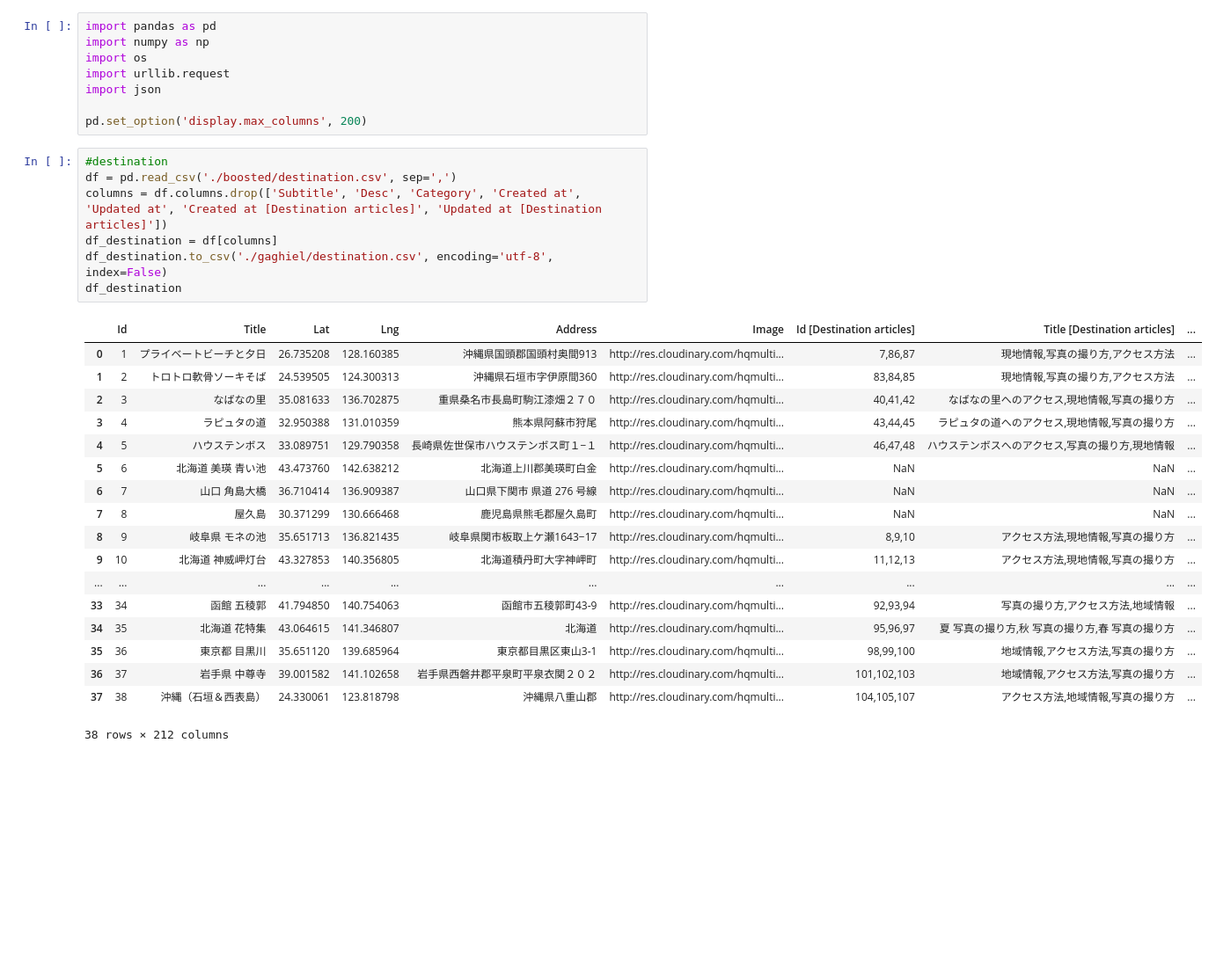
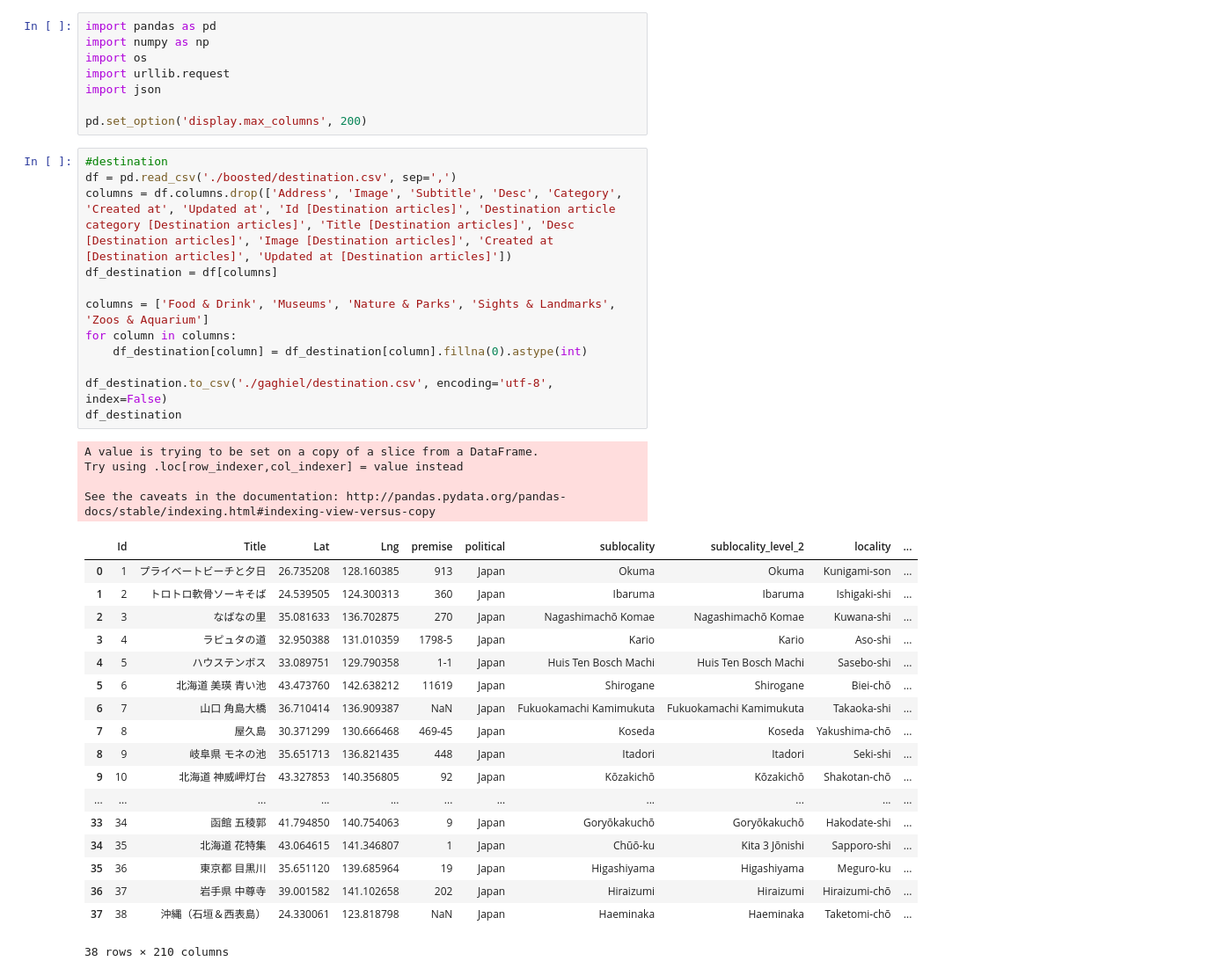
Before and after one commit to InolabSF/docoico-preprocess, a Jupyter notebook: 4_data_cleansing_for_gaghiel.ipynb, the cells around one changed output. Shown at 88% size. Cells and saved outputs as stored; diff of their text form; blank space fills up the shorter version.

Commit message:
update data_cleansing_for_gaghiel.ipynb

```diff
--- a/3_data_cleansing_for_gaghiel.ipynb
+++ b/4_data_cleansing_for_gaghiel.ipynb
@@ -9,26 +9,35 @@ pd.set_option('display.max_columns', 200)
 # %%
 #destination
 df = pd.read_csv('./boosted/destination.csv', sep=',')
-columns = df.columns.drop(['Subtitle', 'Desc', 'Category', 'Created at', 'Updated at', 'Created at [Destination articles]', 'Updated at [Destination articles]'])
+columns = df.columns.drop(['Address', 'Image', 'Subtitle', 'Desc', 'Category', 'Created at', 'Updated at', 'Id [Destination articles]', 'Destination article category [Destination articles]', 'Title [Destination articles]', 'Desc [Destination articles]', 'Image [Destination articles]', 'Created at [Destination articles]', 'Updated at [Destination articles]'])
 df_destination = df[columns]
+
+columns = ['Food & Drink', 'Museums', 'Nature & Parks', 'Sights & Landmarks', 'Zoos & Aquarium']
+for column in columns:
+    df_destination[column] = df_destination[column].fillna(0).astype(int)
+
 df_destination.to_csv('./gaghiel/destination.csv', encoding='utf-8', index=False)
 df_destination
 # %% [output]
+A value is trying to be set on a copy of a slice from a DataFrame.
+Try using .loc[row_indexer,col_indexer] = value instead
+
+See the caveats in the documentation: http://pandas.pydata.org/pandas-docs/stable/indexing.html#indexing-view-versus-copy
-|  | Id | Title | Lat | Lng | Address | Image | Id [Destination articles] | Title [Destination articles] | ... |
-| 0 | 1 | プライベートビーチと夕日 | 26.735208 | 128.160385 | 沖縄県国頭郡国頭村奥間913 | http://res.cloudinary.com/hqmulti... | 7,86,87 | 現地情報,写真の撮り方,アクセス方法 | ... |
-| 1 | 2 | トロトロ軟骨ソーキそば | 24.539505 | 124.300313 | 沖縄県石垣市字伊原間360 | http://res.cloudinary.com/hqmulti... | 83,84,85 | 現地情報,写真の撮り方,アクセス方法 | ... |
-| 2 | 3 | なばなの里 | 35.081633 | 136.702875 | 重県桑名市長島町駒江漆畑２７０ | http://res.cloudinary.com/hqmulti... | 40,41,42 | なばなの里へのアクセス,現地情報,写真の撮り方 | ... |
-| 3 | 4 | ラピュタの道 | 32.950388 | 131.010359 | 熊本県阿蘇市狩尾 | http://res.cloudinary.com/hqmulti... | 43,44,45 | ラピュタの道へのアクセス,現地情報,写真の撮り方 | ... |
-| 4 | 5 | ハウステンボス | 33.089751 | 129.790358 | 長崎県佐世保市ハウステンボス町１−１ | http://res.cloudinary.com/hqmulti... | 46,47,48 | ハウステンボスへのアクセス,写真の撮り方,現地情報 | ... |
-| 5 | 6 | 北海道 美瑛 青い池 | 43.473760 | 142.638212 | 北海道上川郡美瑛町白金 | http://res.cloudinary.com/hqmulti... | NaN | NaN | ... |
-| 6 | 7 | 山口 角島大橋 | 36.710414 | 136.909387 | 山口県下関市 県道 276 号線 | http://res.cloudinary.com/hqmulti... | NaN | NaN | ... |
-| 7 | 8 | 屋久島 | 30.371299 | 130.666468 | 鹿児島県熊毛郡屋久島町 | http://res.cloudinary.com/hqmulti... | NaN | NaN | ... |
-| 8 | 9 | 岐阜県 モネの池 | 35.651713 | 136.821435 | 岐阜県関市板取上ケ瀬1643−17 | http://res.cloudinary.com/hqmulti... | 8,9,10 | アクセス方法,現地情報,写真の撮り方 | ... |
-| 9 | 10 | 北海道 神威岬灯台 | 43.327853 | 140.356805 | 北海道積丹町大字神岬町 | http://res.cloudinary.com/hqmulti... | 11,12,13 | アクセス方法,現地情報,写真の撮り方 | ... |
-| ... | ... | ... | ... | ... | ... | ... | ... | ... | ... |
-| 33 | 34 | 函館 五稜郭 | 41.794850 | 140.754063 | 函館市五稜郭町43-9 | http://res.cloudinary.com/hqmulti... | 92,93,94 | 写真の撮り方,アクセス方法,地域情報 | ... |
-| 34 | 35 | 北海道 花特集 | 43.064615 | 141.346807 | 北海道 | http://res.cloudinary.com/hqmulti... | 95,96,97 | 夏 写真の撮り方,秋 写真の撮り方,春 写真の撮り方 | ... |
-| 35 | 36 | 東京都 目黒川 | 35.651120 | 139.685964 | 東京都目黒区東山3-1 | http://res.cloudinary.com/hqmulti... | 98,99,100 | 地域情報,アクセス方法,写真の撮り方 | ... |
-| 36 | 37 | 岩手県 中尊寺 | 39.001582 | 141.102658 | 岩手県西磐井郡平泉町平泉衣関２０２ | http://res.cloudinary.com/hqmulti... | 101,102,103 | 地域情報,アクセス方法,写真の撮り方 | ... |
-| 37 | 38 | 沖縄（石垣＆西表島） | 24.330061 | 123.818798 | 沖縄県八重山郡 | http://res.cloudinary.com/hqmulti... | 104,105,107 | アクセス方法,地域情報,写真の撮り方 | ... |
+|  | Id | Title | Lat | Lng | premise | political | sublocality | sublocality_level_2 | locality | ... |
+| 0 | 1 | プライベートビーチと夕日 | 26.735208 | 128.160385 | 913 | Japan | Okuma | Okuma | Kunigami-son | ... |
+| 1 | 2 | トロトロ軟骨ソーキそば | 24.539505 | 124.300313 | 360 | Japan | Ibaruma | Ibaruma | Ishigaki-shi | ... |
+| 2 | 3 | なばなの里 | 35.081633 | 136.702875 | 270 | Japan | Nagashimachō Komae | Nagashimachō Komae | Kuwana-shi | ... |
+| 3 | 4 | ラピュタの道 | 32.950388 | 131.010359 | 1798-5 | Japan | Kario | Kario | Aso-shi | ... |
+| 4 | 5 | ハウステンボス | 33.089751 | 129.790358 | 1-1 | Japan | Huis Ten Bosch Machi | Huis Ten Bosch Machi | Sasebo-shi | ... |
+| 5 | 6 | 北海道 美瑛 青い池 | 43.473760 | 142.638212 | 11619 | Japan | Shirogane | Shirogane | Biei-chō | ... |
+| 6 | 7 | 山口 角島大橋 | 36.710414 | 136.909387 | NaN | Japan | Fukuokamachi Kamimukuta | Fukuokamachi Kamimukuta | Takaoka-shi | ... |
+| 7 | 8 | 屋久島 | 30.371299 | 130.666468 | 469-45 | Japan | Koseda | Koseda | Yakushima-chō | ... |
+| 8 | 9 | 岐阜県 モネの池 | 35.651713 | 136.821435 | 448 | Japan | Itadori | Itadori | Seki-shi | ... |
+| 9 | 10 | 北海道 神威岬灯台 | 43.327853 | 140.356805 | 92 | Japan | Kōzakichō | Kōzakichō | Shakotan-chō | ... |
+| ... | ... | ... | ... | ... | ... | ... | ... | ... | ... | ... |
+| 33 | 34 | 函館 五稜郭 | 41.794850 | 140.754063 | 9 | Japan | Goryōkakuchō | Goryōkakuchō | Hakodate-shi | ... |
+| 34 | 35 | 北海道 花特集 | 43.064615 | 141.346807 | 1 | Japan | Chūō-ku | Kita 3 Jōnishi | Sapporo-shi | ... |
+| 35 | 36 | 東京都 目黒川 | 35.651120 | 139.685964 | 19 | Japan | Higashiyama | Higashiyama | Meguro-ku | ... |
+| 36 | 37 | 岩手県 中尊寺 | 39.001582 | 141.102658 | 202 | Japan | Hiraizumi | Hiraizumi | Hiraizumi-chō | ... |
+| 37 | 38 | 沖縄（石垣＆西表島） | 24.330061 | 123.818798 | NaN | Japan | Haeminaka | Haeminaka | Taketomi-chō | ... |
-38 rows × 212 columns
+38 rows × 210 columns
```
Also changed, not shown: parts of 2 cells of this notebook, 2 other files.
